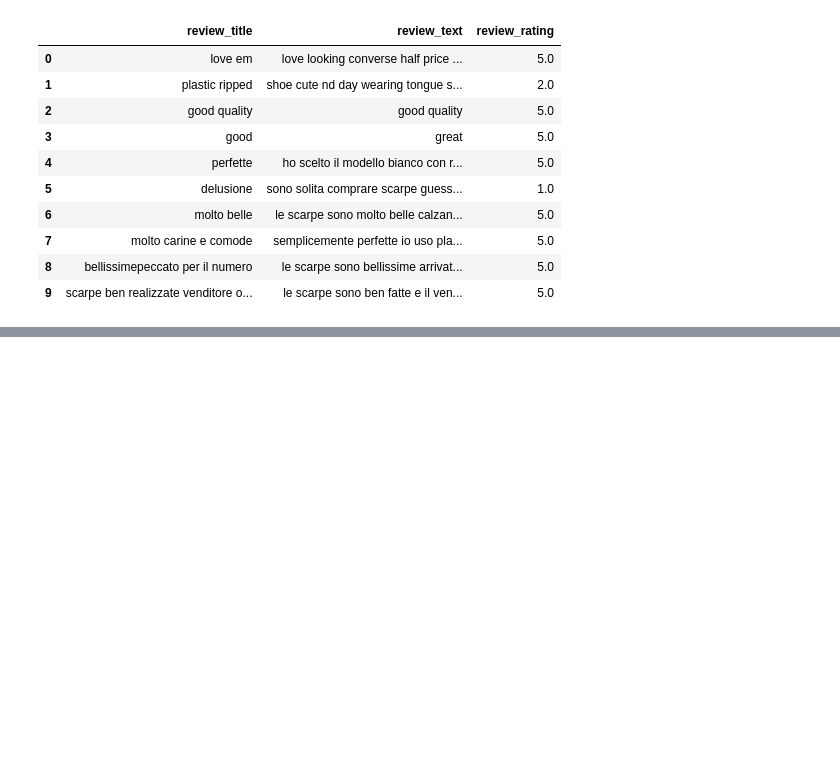
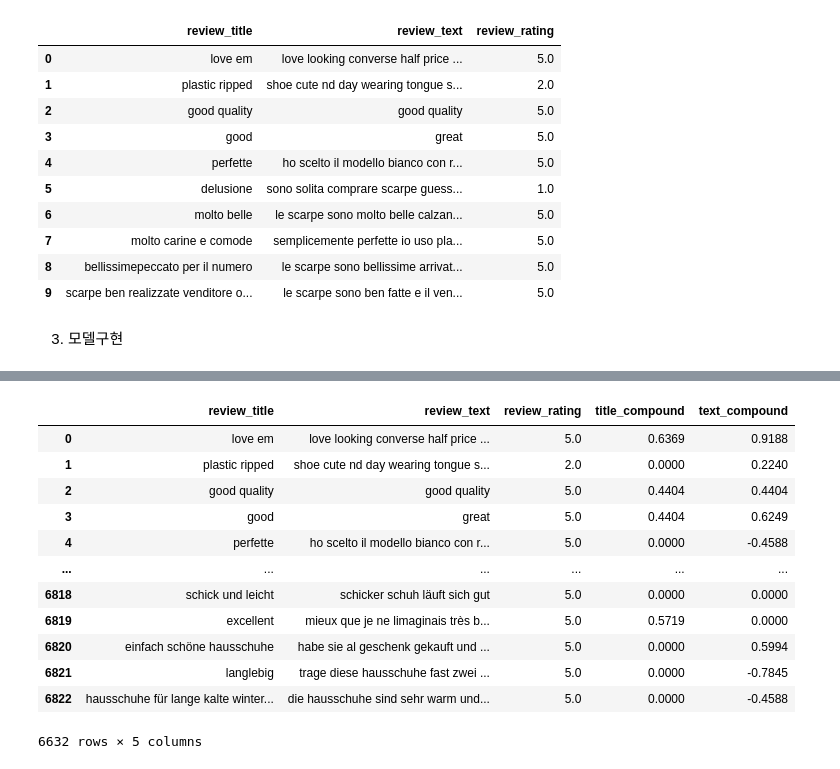
Before and after one commit to Konkuk-Univ-Glocal-Campus/ml202401-final-taehyunkim32, a Jupyter notebook: ml2024_final.ipynb, the cells around one changed output, grey strips where cells are left out. Saved outputs shown, nothing was run; the diff lists cells and outputs as text; code cells hidden in the pictures; blank space fills up the shorter version.

```diff
--- a/ml2024_final.ipynb
+++ b/ml2024_final.ipynb
@@ -221,3 +223,26 @@ df.head(10)
 | 7 | molto carine e comode | semplicemente perfette io uso pla... | 5.0 |
 | 8 | bellissimepeccato per il numero | le scarpe sono bellissime arrivat... | 5.0 |
 | 9 | scarpe ben realizzate venditore o... | le scarpe sono ben fatte e il ven... | 5.0 |
+# %% [markdown]
+3. 모델구현
+# %%
+from nltk.sentiment.vader import SentimentIntensityAnalyzer
+
+# NLTK 패키지 다운로드
+nltk.download("vader_lexicon")
+
+# VADER 감성 분석기 초기화
+vader_sentiment = SentimentIntensityAnalyzer()
+
+# 감성 계산 함수 선언
+def calc_sentiment(review):
+    # VADER 감성 분석기를 사용하여 'compound' 스코어를 반환
+    return vader_sentiment.polarity_scores(review)["compound"]
+
+# 감성 점수 계산 및 데이터 프레임에 추가
+# review_title과 review_text에 calc_sentiment 함수를 적용 후 결과를 df에 추가
+df["title_compound"] = df.review_title.apply(calc_sentiment)
+df["text_compound"] = df.review_text.apply(calc_sentiment)
+
+df
+# %% [output]
@@ -223,0 +252,13 @@ df.head(10)
+|  | review_title | review_text | review_rating | title_compound | text_compound |
+| 0 | love em | love looking converse half price ... | 5.0 | 0.6369 | 0.9188 |
+| 1 | plastic ripped | shoe cute nd day wearing tongue s... | 2.0 | 0.0000 | 0.2240 |
+| 2 | good quality | good quality | 5.0 | 0.4404 | 0.4404 |
+| 3 | good | great | 5.0 | 0.4404 | 0.6249 |
+| 4 | perfette | ho scelto il modello bianco con r... | 5.0 | 0.0000 | -0.4588 |
+| ... | ... | ... | ... | ... | ... |
+| 6818 | schick und leicht | schicker schuh läuft sich gut | 5.0 | 0.0000 | 0.0000 |
+| 6819 | excellent | mieux que je ne limaginais très b... | 5.0 | 0.5719 | 0.0000 |
+| 6820 | einfach schöne hausschuhe | habe sie al geschenk gekauft und ... | 5.0 | 0.0000 | 0.5994 |
+| 6821 | langlebig | trage diese hausschuhe fast zwei ... | 5.0 | 0.0000 | -0.7845 |
+| 6822 | hausschuhe für lange kalte winter... | die hausschuhe sind sehr warm und... | 5.0 | 0.0000 | -0.4588 |
+6632 rows × 5 columns
```
Also changed, not shown: parts of 14 cells of this notebook.
